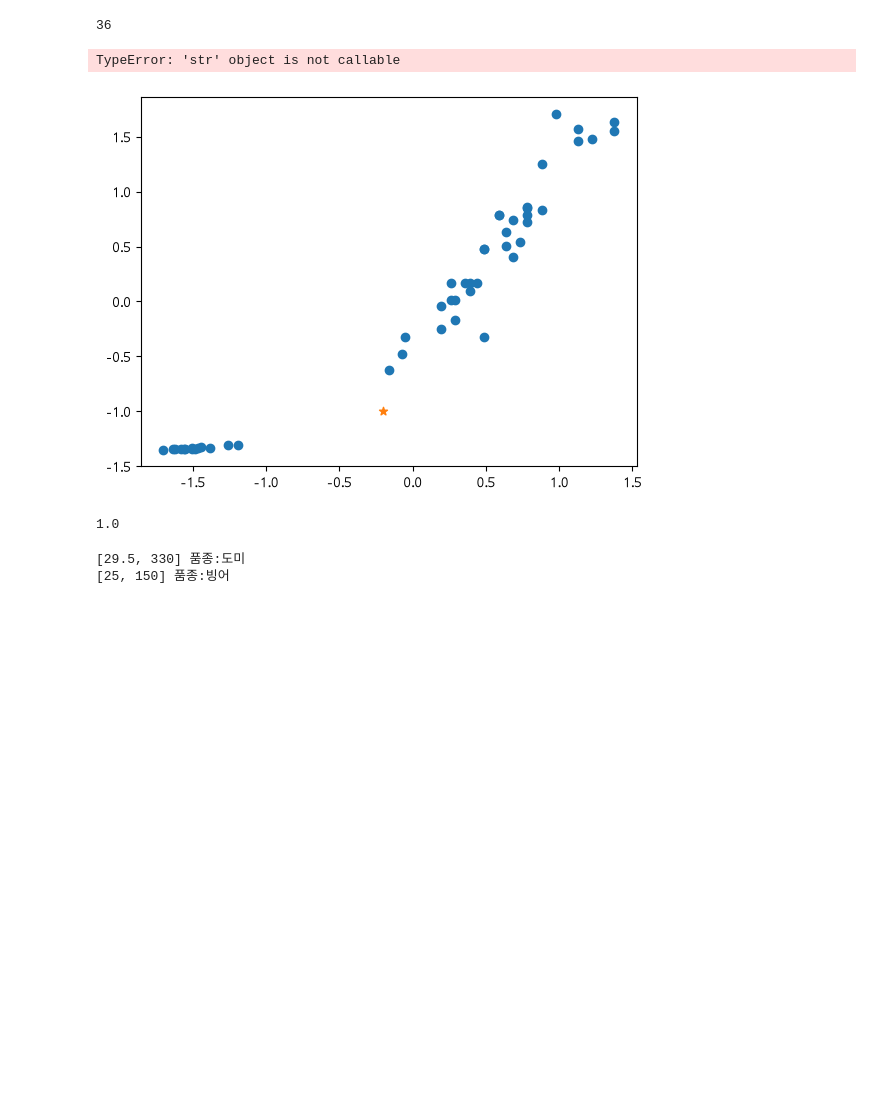
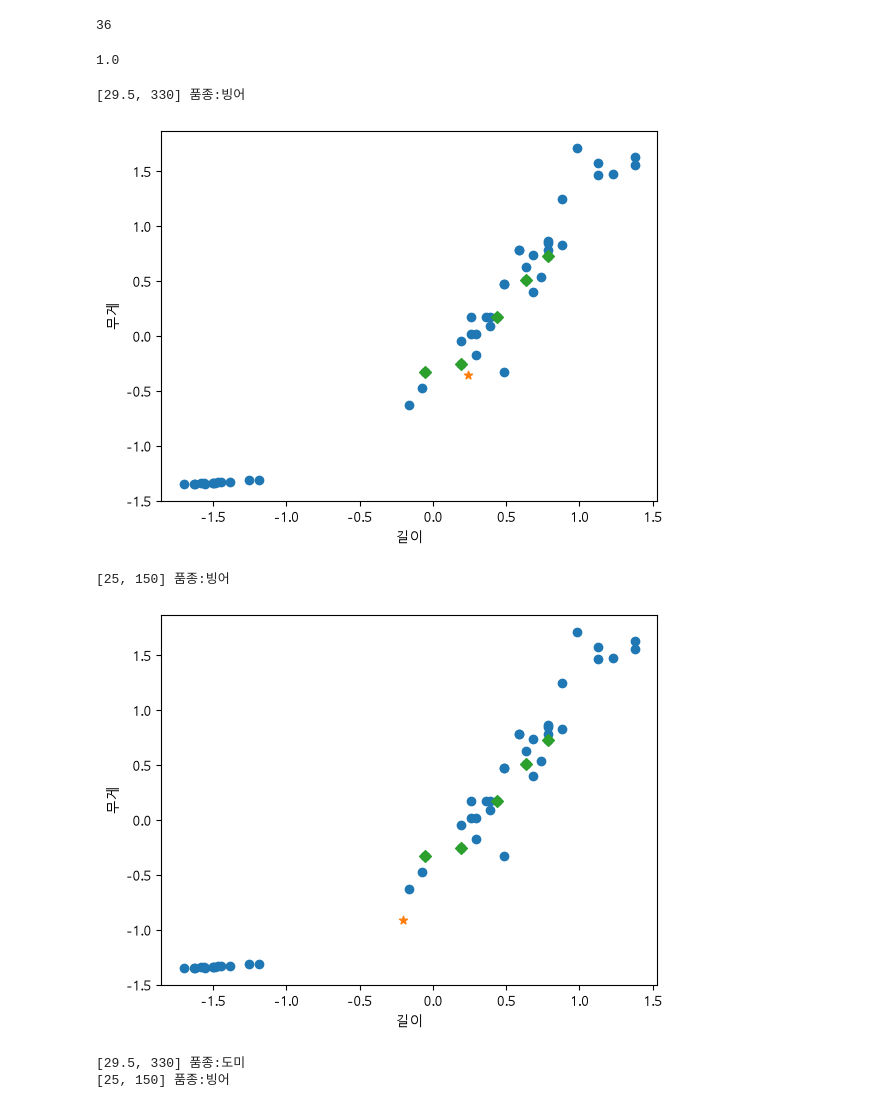
Before and after one commit to YoonKHee/aix_learn_1106, a Jupyter notebook: P1109/p1109_05.ipynb, the cells around one changed output. Drawn from its saved outputs; the diff is of its cells as text; code cells hidden in the pictures; blank space fills up the shorter version.

```diff
--- a/P1109/p1109_05.ipynb
+++ b/P1109/p1109_05.ipynb
@@ -43,22 +43,6 @@ train_test_split(data,label,stratify=label)
 len(train_data)
 # %% [output]
 36
-# %%
-plt.scatter(train_scaled[:,0],train_scaled[:,1])
-plt.scatter(new_data[0],new_data[1],marker = '*')
-plt.xlabel('길이')
-plt.ylabel('무게')
-plt.show()
-
-
-plt.scatter(bream_length, bream_weight)
-plt.scatter(smelt_length, smelt_weight)
-plt.xlabel('길이')
-plt.ylabel('무게')
-plt.show()
-# %% [output]
-TypeError: 'str' object is not callable
-[figure, old version]
 # %%
 # 데이터 훈련
 clf = KNeighborsClassifier()
@@ -72,3 +56,21 @@ score = clf.score(test_data,test_label)
 score
 # %% [output]
 1.0
+# %%
+for t in [[29.5, 330], [25, 150]]:
+    t_scaled = (np.array(t) - mean) / std                  # 스케일링
+    result = clf.predict([t_scaled])
+    print(t, '품종:도미' if result == 1 else '품종:빙어')
+
+    distances, indexes = clf.kneighbors([t_scaled])        # 가까운 이웃 5개
+    plt.scatter(train_scaled[:,0], train_scaled[:,1])
+    plt.scatter(t_scaled[0], t_scaled[1], marker='*')
+    plt.scatter(train_scaled[indexes,0], train_scaled[indexes,1], marker='D')
+    plt.xlabel('길이')
+    plt.ylabel('무게')
+    plt.show()                                             # 값마다 그래프 따로
+# %% [output]
+[29.5, 330] 품종:빙어
+[figure, new version]
+[25, 150] 품종:빙어
+[figure, added]
```
Also changed, not shown: parts of 2 cells of this notebook, 3 other files.
